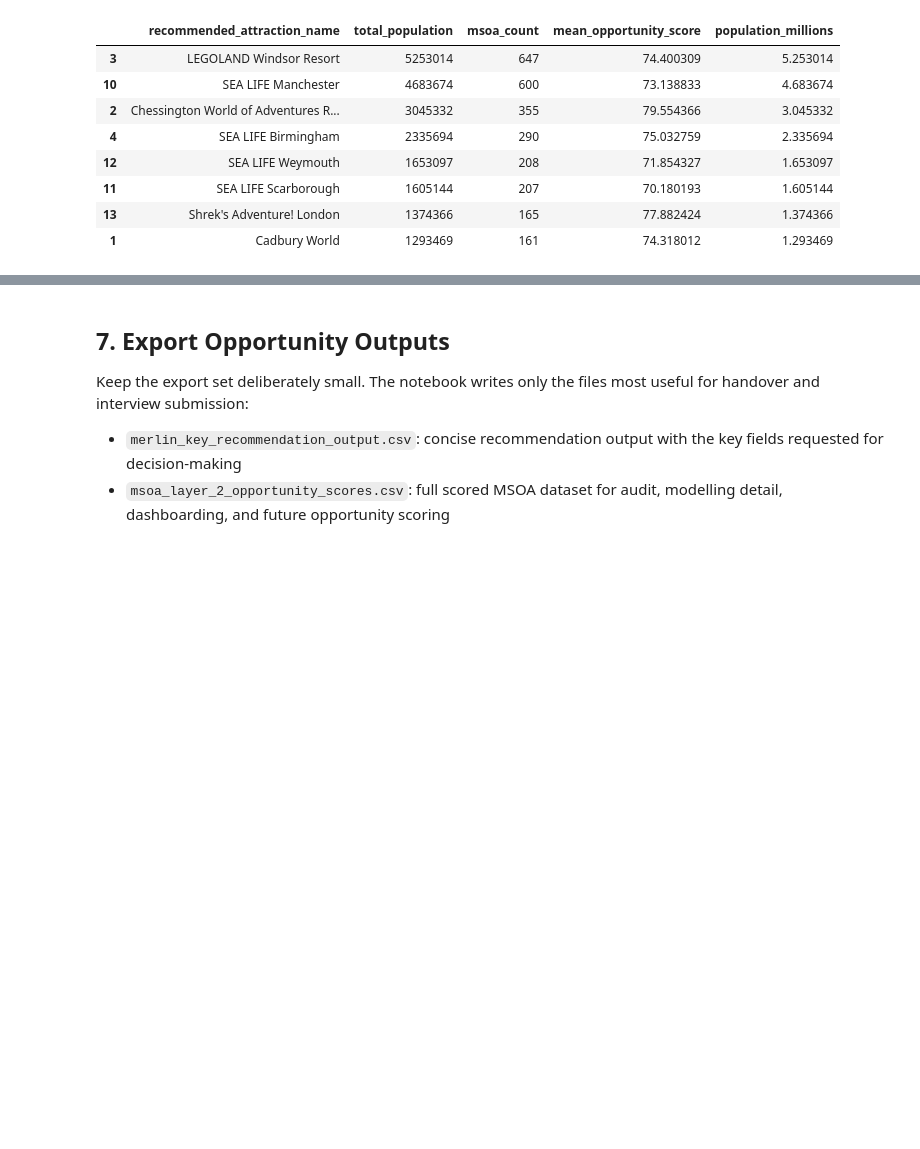
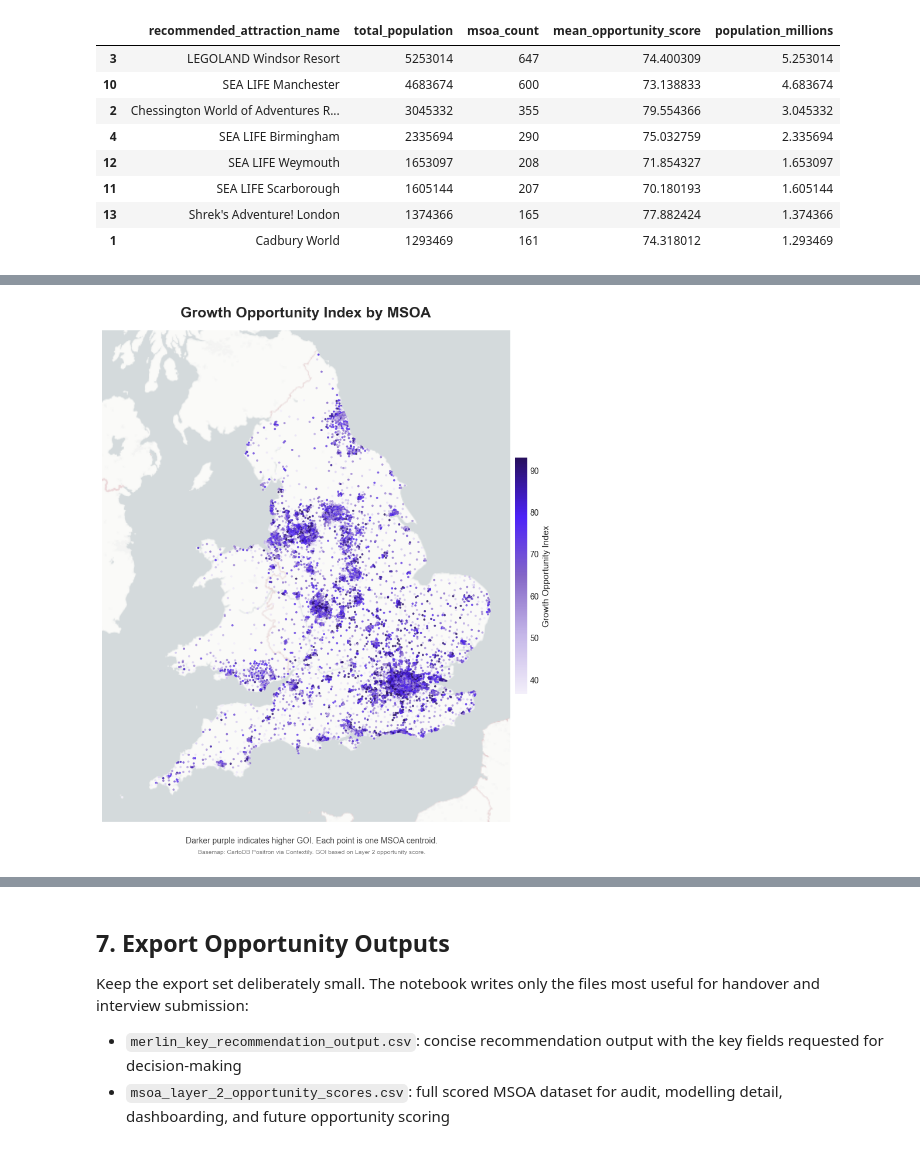
Before and after one commit to billychanhub/uk-demographic-clustering, a Jupyter notebook: notebooks/4_opportunity_scoring.ipynb, the cells around one changed output, grey strips where cells are left out. Cells and saved outputs as stored; diff of their text form; code cells hidden in the pictures; blank space fills up the shorter version.

Commit message:
Created a map for slide deck

```diff
--- a/notebooks/4_opportunity_scoring.ipynb
+++ b/notebooks/4_opportunity_scoring.ipynb
@@ -1012,0 +1017,92 @@ Saved attraction chart: /Users/ChanB01/GitHub/uk-demographic-clustering/presenta
+# %%
+GOI_MAP_OUTPUT_PATH = SLIDE_CHART_DIR / "slide_map_growth_opportunity_index.png"
+
+import contextily as cx
+import geopandas as gpd
+from matplotlib.colors import LinearSegmentedColormap, Normalize
+from matplotlib.cm import ScalarMappable
+
+goi_map_data = scored.dropna(subset=["longitude", "latitude", "overall_opportunity_score"]).copy()
+goi_map = gpd.GeoDataFrame(
+    goi_map_data,
+    geometry=gpd.points_from_xy(goi_map_data["longitude"], goi_map_data["latitude"]),
+    crs="EPSG:4326",
+).to_crs(epsg=3857)
+
+fig, ax = plt.subplots(figsize=(8.5, 10), facecolor="white")
+
+x_min, y_min, x_max, y_max = goi_map.total_bounds
+x_pad = (x_max - x_min) * 0.055
+y_pad = (y_max - y_min) * 0.055
+ax.set_xlim(x_min - x_pad, x_max + x_pad)
+ax.set_ylim(y_min - y_pad, y_max + y_pad)
+
+cx.add_basemap(
+    ax,
+    source=cx.providers.CartoDB.PositronNoLabels,
+    zoom=6,
+    attribution=False,
+)
+
+goi_cmap = LinearSegmentedColormap.from_list(
+    "merlin_goi",
+    ["#F3EFFA", "#C4B6E8", "#8467C7", "#4D22F8", "#27105E"],
+)
+goi_norm = Normalize(
+    vmin=goi_map["overall_opportunity_score"].quantile(0.02),
+    vmax=goi_map["overall_opportunity_score"].quantile(0.98),
+)
+
+goi_map.plot(
+    ax=ax,
+    column="overall_opportunity_score",
+    cmap=goi_cmap,
+    norm=goi_norm,
+    markersize=7.5,
+    alpha=0.82,
+    linewidth=0,
+    zorder=3,
+)
+
+ax.set_axis_off()
+ax.set_title(
+    "Growth Opportunity Index by MSOA",
+    fontsize=18,
+    fontweight="bold",
+    loc="center",
+    pad=16,
+)
+
+sm = ScalarMappable(norm=goi_norm, cmap=goi_cmap)
+sm.set_array([])
+cbar = fig.colorbar(sm, ax=ax, fraction=0.026, pad=0.012)
+cbar.set_label("Growth Opportunity Index", fontsize=11)
+cbar.outline.set_visible(False)
+cbar.ax.tick_params(labelsize=10, length=0)
+
+fig.text(
+    0.5,
+    0.035,
+    "Darker purple indicates higher GOI. Each point is one MSOA centroid.",
+    ha="center",
+    va="center",
+    fontsize=10,
+    color="#4D4D4D",
+)
+fig.text(
+    0.5,
+    0.015,
+    "Basemap: CartoDB Positron via Contextily. GOI based on Layer 2 opportunity score.",
+    ha="center",
+    va="center",
+    fontsize=7.5,
+    color="#7A7A7A",
+)
+
+plt.tight_layout(rect=[0, 0.05, 1, 0.96])
+fig.savefig(GOI_MAP_OUTPUT_PATH, dpi=300, bbox_inches="tight", facecolor="white")
+plt.show()
+
+print(f"Saved GOI map to: {GOI_MAP_OUTPUT_PATH}")
+# %% [output]
+[figure, added]
```
Also changed, not shown: parts of 2 cells of this notebook.
